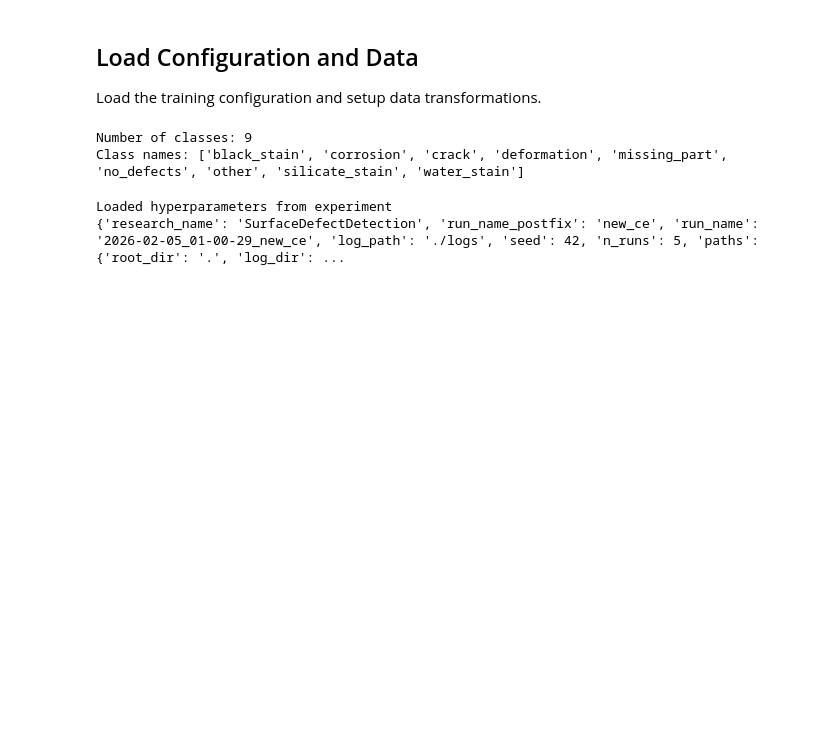
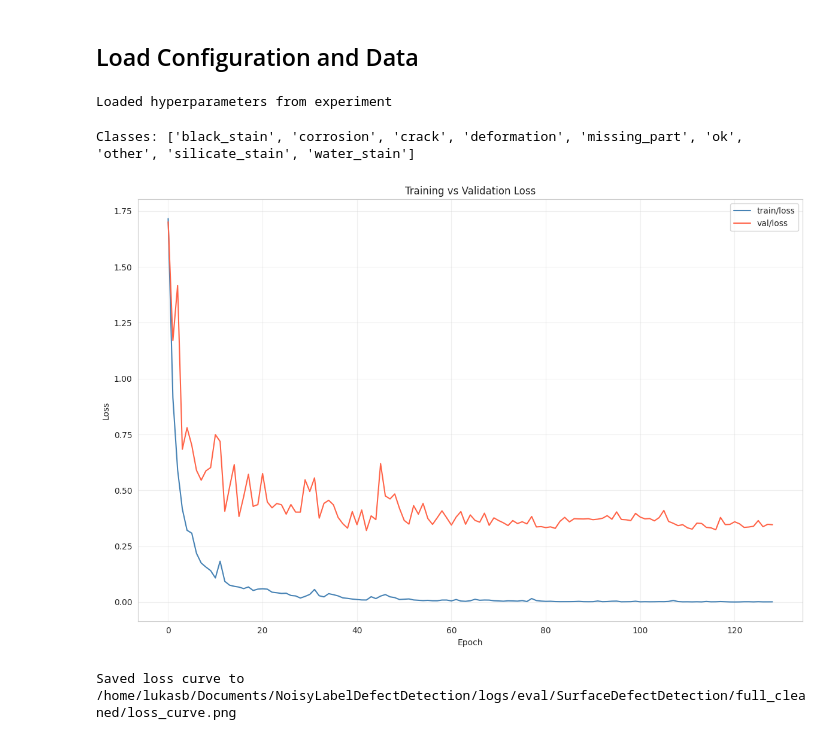
Before and after one commit to LukasBenner/NoisyLabelDefectDetection, a Jupyter notebook: notebooks/evaluation.ipynb, the cells around one changed output. Saved outputs shown, nothing was run; the diff lists cells and outputs as text; code cells hidden in the pictures; blank space fills up the shorter version.

```diff
--- a/notebooks/evaluation.ipynb
+++ b/notebooks/evaluation.ipynb
@@ -54,40 +88,16 @@ Using device: cuda:0
 # %% [markdown]
 ## Load Configuration and Data
-
-Load the training configuration and setup data transformations.
-# %%
-test_data_path = "/srv/defectDetectionDataset/multiclassClassification/full_clean_clustered_new/test"
-
-test_dataset = torchvision.datasets.ImageFolder(root=test_data_path)
-
-class_names = test_dataset.classes
-num_classes = len(class_names)
-
-print(f"\nNumber of classes: {num_classes}")
-print(f"Class names: {class_names}")
-
-mean = [0.485, 0.456, 0.406]
-std = [0.229, 0.224, 0.225]
-
-# Test transforms (same as training)
-test_transforms = v2.Compose(
-    [
-        v2.Resize(480, antialias=True),
-        v2.CenterCrop(480),
-        v2.ToImage(),
-        v2.ToDtype(torch.float32, scale=True),
-        v2.Normalize(mean=mean, std=std),
-    ])
-# %% [output]
-Number of classes: 9
-Class names: ['black_stain', 'corrosion', 'crack', 'deformation', 'missing_part', 'no_defects', 'other', 'silicate_stain', 'water_stain']
 # %%
 # Load configuration
+from hydra.core.global_hydra import GlobalHydra
+
+if GlobalHydra.instance().is_initialized():
+    GlobalHydra.instance().clear()
+
 with hydra.initialize(version_base="1.3", config_path=CONFIG_PATH):
     cfg = hydra.compose(config_name=CONFIG_NAME)
 
-# Load hyperparameters if available
-hyperparams_path = Path(MODEL_PATH) / "summary" / "hyperparameters.yaml"
+hyperparams_path = LOG_ROOT / "summary" / "hyperparameters.yaml"
 if hyperparams_path.exists():
     hyperparams = OmegaConf.load(hyperparams_path)
     print("Loaded hyperparameters from experiment")
@@ -95,8 +105,46 @@ else:
     hyperparams = cfg
     print("Using default config (hyperparameters.yaml not found)")
 
-print(hyperparams)
+# Data module
+datamodule = hydra.utils.instantiate(hyperparams.data)
+datamodule.prepare_data()
+datamodule.setup(stage="test")
+class_names = datamodule.class_names
+print(f"Classes: {class_names}")
 # %% [output]
 Loaded hyperparameters from experiment
-{'research_name': 'SurfaceDefectDetection', 'run_name_postfix': 'new_ce', 'run_name': '2026-02-05_01-00-29_new_ce', 'log_path': './logs', 'seed': 42, 'n_runs': 5, 'paths': {'root_dir': '.', 'log_dir': ...
+Classes: ['black_stain', 'corrosion', 'crack', 'deformation', 'missing_part', 'ok', 'other', 'silicate_stain', 'water_stain']
+# %%
+# Plot training vs validation loss
+df = pd.read_csv(METRICS_PATH)
+df = df[df["epoch"].notna()].copy()
+df["epoch"] = df["epoch"].astype(int)
+
+def last_valid(series: pd.Series):
+    non_null = series.dropna()
+    return non_null.iloc[-1] if len(non_null) else np.nan
+
+loss_df = df.groupby("epoch").agg({
+    "train/loss": last_valid,
+    "val/loss": last_valid,
+}).reset_index()
+
+fig, ax = plt.subplots()
+ax.plot(loss_df["epoch"], loss_df["train/loss"], label="train/loss", color="steelblue")
+ax.plot(loss_df["epoch"], loss_df["val/loss"], label="val/loss", color="tomato")
+ax.set_xlabel("Epoch")
+ax.set_ylabel("Loss")
+ax.set_title("Training vs Validation Loss")
+ax.legend()
+ax.grid(True, alpha=0.3)
+plt.tight_layout()
+plt.show()
+
+EVAL_PATH.mkdir(parents=True, exist_ok=True)
+loss_plot_path = EVAL_PATH / "loss_curve.png"
+fig.savefig(loss_plot_path, dpi=300, bbox_inches="tight")
+print(f"Saved loss curve to {loss_plot_path}")
+# %% [output]
+[figure, added]
+Saved loss curve to /home/lukasb/Documents/NoisyLabelDefectDetection/logs/eval/SurfaceDefectDetection/full_cleaned/loss_curve.png
 # %% [markdown]
```
Also changed, not shown: parts of 19 cells of this notebook, 12 other files.
